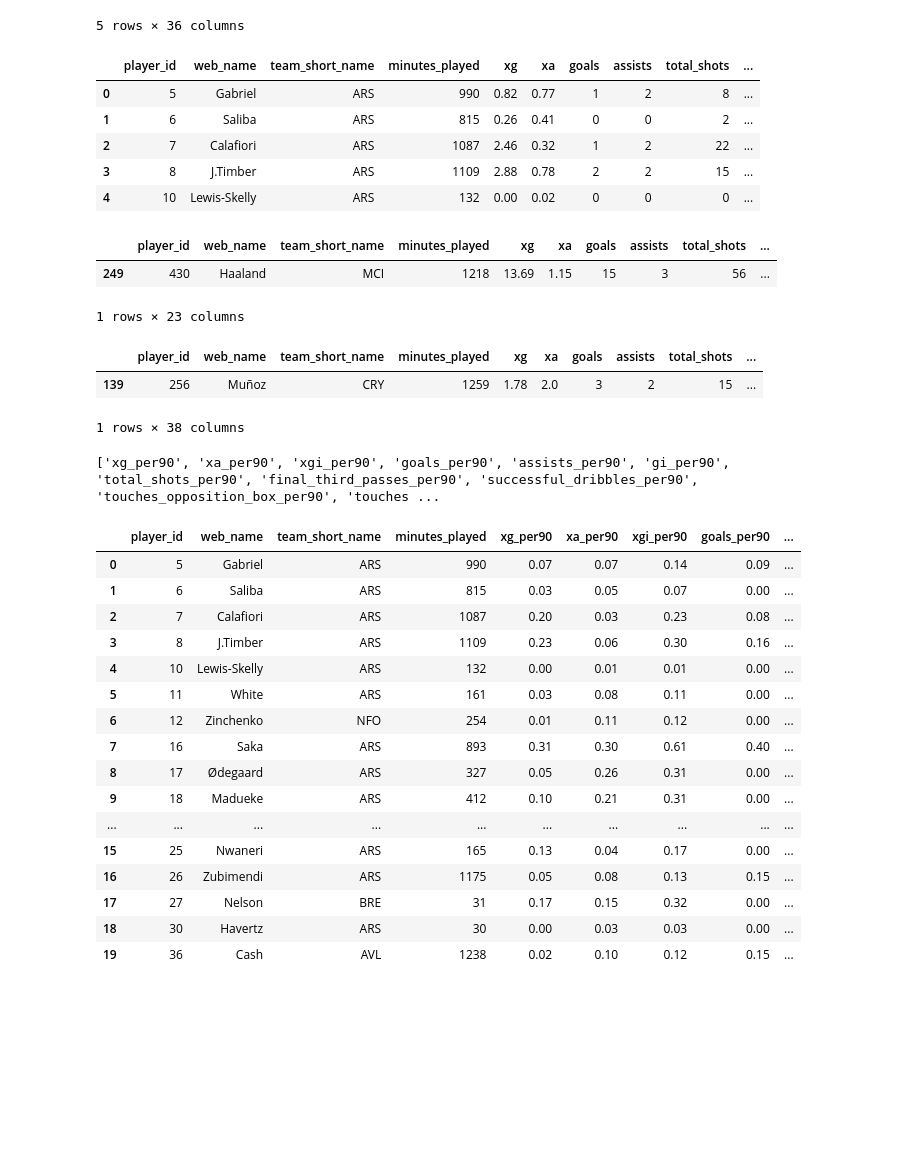
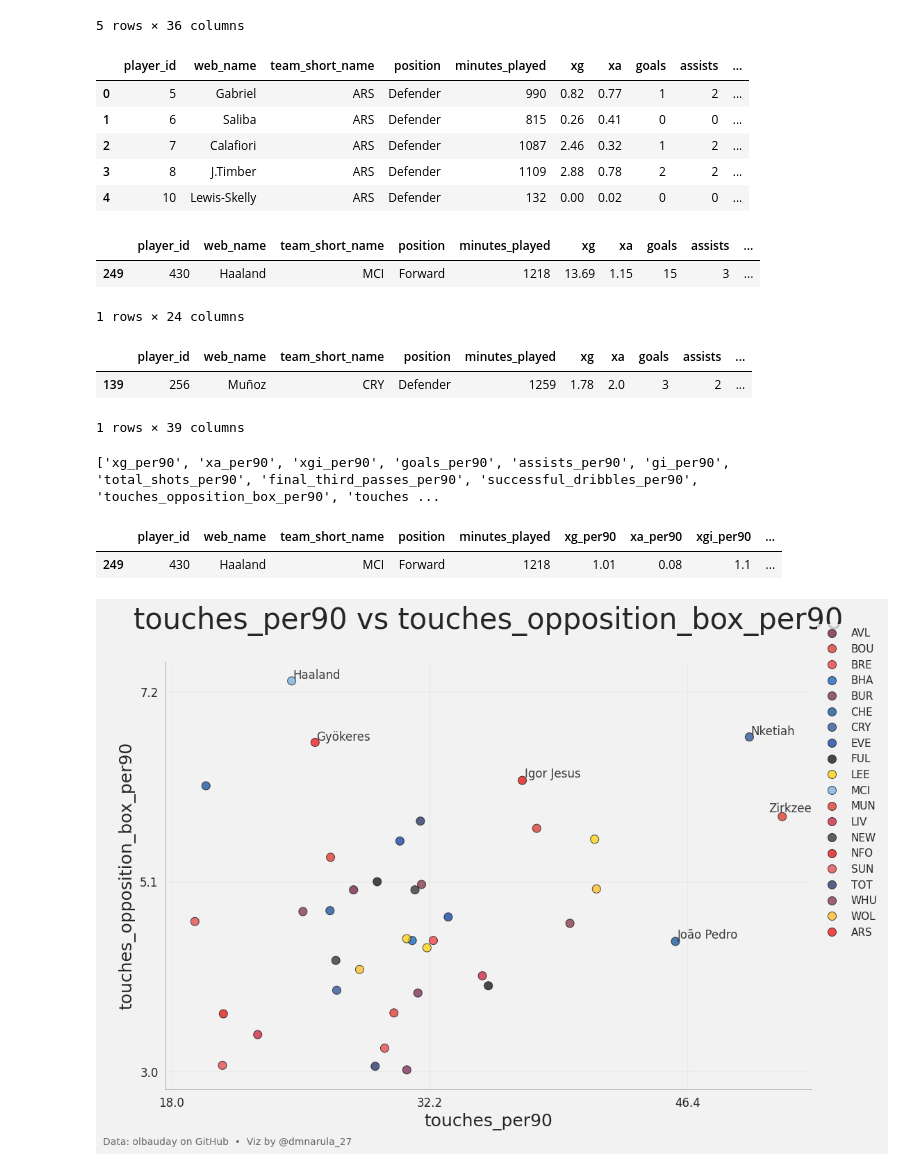
Before and after one commit to dmnarula/football-ds-learning, a Jupyter notebook: week4-modeling/Week4_Modeling.ipynb, the cells around one changed output. Cells and saved outputs as stored; diff of their text form; code cells hidden in the pictures; blank space fills up the shorter version.

Commit message:
Built plot_season_scatter_byteam function

```diff
--- a/week4-modeling/Week4_Modeling.ipynb
+++ b/week4-modeling/Week4_Modeling.ipynb
@@ -108,7 +152,7 @@ df_season_clean.head()
 # %%
 df_player_season = (
     df_season_clean
-    .groupby(["player_id", "web_name", "team_short_name"], as_index=False)
+    .groupby(["player_id", "web_name", "team_short_name", "position"], as_index=False)
     .agg({
         "minutes_played": "sum",
         "xg": "sum",
@@ -131,12 +175,12 @@ df_player_season = (
 
 df_player_season.head()
 # %% [output]
-|  | player_id | web_name | team_short_name | minutes_played | xg | xa | goals | assists | total_shots | ... |
-| 0 | 5 | Gabriel | ARS | 990 | 0.82 | 0.77 | 1 | 2 | 8 | ... |
-| 1 | 6 | Saliba | ARS | 815 | 0.26 | 0.41 | 0 | 0 | 2 | ... |
-| 2 | 7 | Calafiori | ARS | 1087 | 2.46 | 0.32 | 1 | 2 | 22 | ... |
-| 3 | 8 | J.Timber | ARS | 1109 | 2.88 | 0.78 | 2 | 2 | 15 | ... |
-| 4 | 10 | Lewis-Skelly | ARS | 132 | 0.00 | 0.02 | 0 | 0 | 0 | ... |
+|  | player_id | web_name | team_short_name | position | minutes_played | xg | xa | goals | assists | ... |
+| 0 | 5 | Gabriel | ARS | Defender | 990 | 0.82 | 0.77 | 1 | 2 | ... |
+| 1 | 6 | Saliba | ARS | Defender | 815 | 0.26 | 0.41 | 0 | 0 | ... |
+| 2 | 7 | Calafiori | ARS | Defender | 1087 | 2.46 | 0.32 | 1 | 2 | ... |
+| 3 | 8 | J.Timber | ARS | Defender | 1109 | 2.88 | 0.78 | 2 | 2 | ... |
+| 4 | 10 | Lewis-Skelly | ARS | Defender | 132 | 0.00 | 0.02 | 0 | 0 | ... |
 # %%
 # Aggregate metrics
 
@@ -155,9 +199,9 @@ df_player_season["possession_contribution"] = (df_player_season["touches"] / df_
 
 df_player_season[df_player_season["web_name"] == "Haaland"]
 # %% [output]
-|  | player_id | web_name | team_short_name | minutes_played | xg | xa | goals | assists | total_shots | ... |
-| 249 | 430 | Haaland | MCI | 1218 | 13.69 | 1.15 | 15 | 3 | 56 | ... |
+|  | player_id | web_name | team_short_name | position | minutes_played | xg | xa | goals | assists | ... |
+| 249 | 430 | Haaland | MCI | Forward | 1218 | 13.69 | 1.15 | 15 | 3 | ... |
-1 rows × 23 columns
+1 rows × 24 columns
 # %%
 # Per 90 metrics
 
@@ -187,9 +231,9 @@ for col in per90_cols:
 
 df_player_season[df_player_season["web_name"] == "Muñoz"]
 # %% [output]
-|  | player_id | web_name | team_short_name | minutes_played | xg | xa | goals | assists | total_shots | ... |
-| 139 | 256 | Muñoz | CRY | 1259 | 1.78 | 2.0 | 3 | 2 | 15 | ... |
+|  | player_id | web_name | team_short_name | position | minutes_played | xg | xa | goals | assists | ... |
+| 139 | 256 | Muñoz | CRY | Defender | 1259 | 1.78 | 2.0 | 3 | 2 | ... |
-1 rows × 38 columns
+1 rows × 39 columns
 # %%
 per90_cols_label = [f"{col}_per90" for col in per90_cols]
 
@@ -200,23 +244,8 @@ print(per90_cols_label)
 # %% [output]
 ['xg_per90', 'xa_per90', 'xgi_per90', 'goals_per90', 'assists_per90', 'gi_per90', 'total_shots_per90', 'final_third_passes_per90', 'successful_dribbles_per90', 'touches_opposition_box_per90', 'touches ...
 # %%
-df_player_season_per90 = df_player_season[["player_id", "web_name", "team_short_name", "minutes_played"] + per90_cols_label]
-df_player_season_per90.head(20)
+df_player_season_per90 = df_player_season[["player_id", "web_name", "team_short_name", "position", "minutes_played"] + per90_cols_label]
+df_player_season_per90[df_player_season_per90["web_name"] == "Haaland"]
 # %% [output]
-|  | player_id | web_name | team_short_name | minutes_played | xg_per90 | xa_per90 | xgi_per90 | goals_per90 | ... |
-| 0 | 5 | Gabriel | ARS | 990 | 0.07 | 0.07 | 0.14 | 0.09 | ... |
-| 1 | 6 | Saliba | ARS | 815 | 0.03 | 0.05 | 0.07 | 0.00 | ... |
-| 2 | 7 | Calafiori | ARS | 1087 | 0.20 | 0.03 | 0.23 | 0.08 | ... |
-| 3 | 8 | J.Timber | ARS | 1109 | 0.23 | 0.06 | 0.30 | 0.16 | ... |
-| 4 | 10 | Lewis-Skelly | ARS | 132 | 0.00 | 0.01 | 0.01 | 0.00 | ... |
-| 5 | 11 | White | ARS | 161 | 0.03 | 0.08 | 0.11 | 0.00 | ... |
-| 6 | 12 | Zinchenko | NFO | 254 | 0.01 | 0.11 | 0.12 | 0.00 | ... |
-| 7 | 16 | Saka | ARS | 893 | 0.31 | 0.30 | 0.61 | 0.40 | ... |
-| 8 | 17 | Ødegaard | ARS | 327 | 0.05 | 0.26 | 0.31 | 0.00 | ... |
-| 9 | 18 | Madueke | ARS | 412 | 0.10 | 0.21 | 0.31 | 0.00 | ... |
-| ... | ... | ... | ... | ... | ... | ... | ... | ... | ... |
-| 15 | 25 | Nwaneri | ARS | 165 | 0.13 | 0.04 | 0.17 | 0.00 | ... |
-| 16 | 26 | Zubimendi | ARS | 1175 | 0.05 | 0.08 | 0.13 | 0.15 | ... |
-| 17 | 27 | Nelson | BRE | 31 | 0.17 | 0.15 | 0.32 | 0.00 | ... |
-| 18 | 30 | Havertz | ARS | 30 | 0.00 | 0.03 | 0.03 | 0.00 | ... |
-| 19 | 36 | Cash | AVL | 1238 | 0.02 | 0.10 | 0.12 | 0.15 | ... |
+|  | player_id | web_name | team_short_name | position | minutes_played | xg_per90 | xa_per90 | xgi_per90 | ... |
+| 249 | 430 | Haaland | MCI | Forward | 1218 | 1.01 | 0.08 | 1.1 | ... |
@@ -224,0 +443,4 @@ df_player_season_per90.head(20)
+# %%
+plot_season_scatter_byteam(df_player_season_per90[df_player_season_per90["position"] == "Forward"], "touches_per90", "touches_opposition_box_per90")
+# %% [output]
+[figure, added]
```
Also changed, not shown: parts of 5 cells of this notebook.
